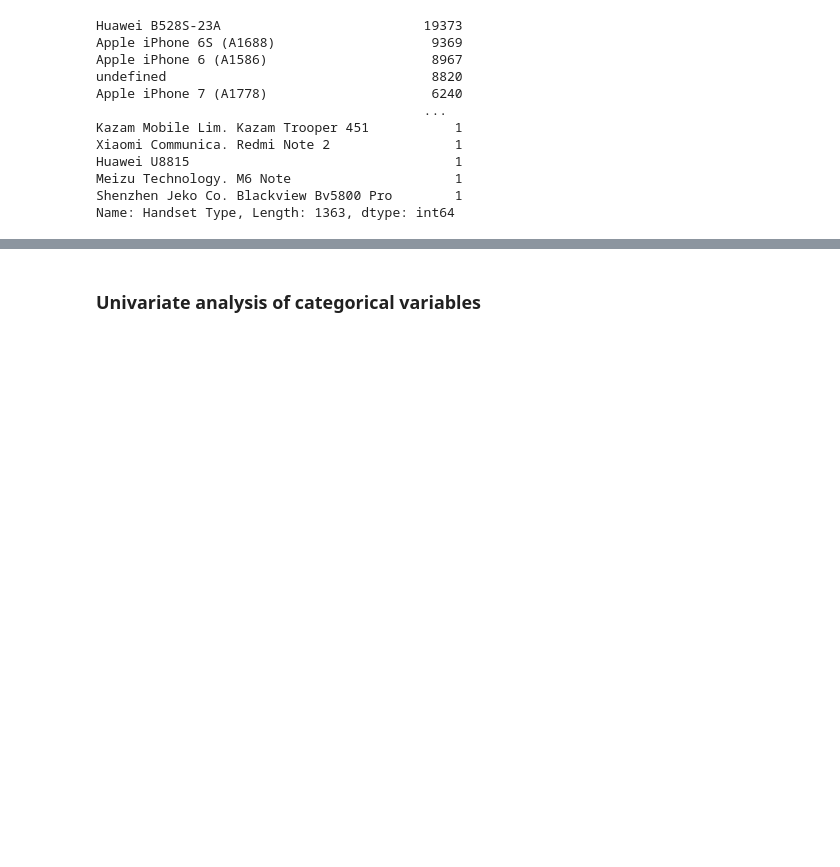
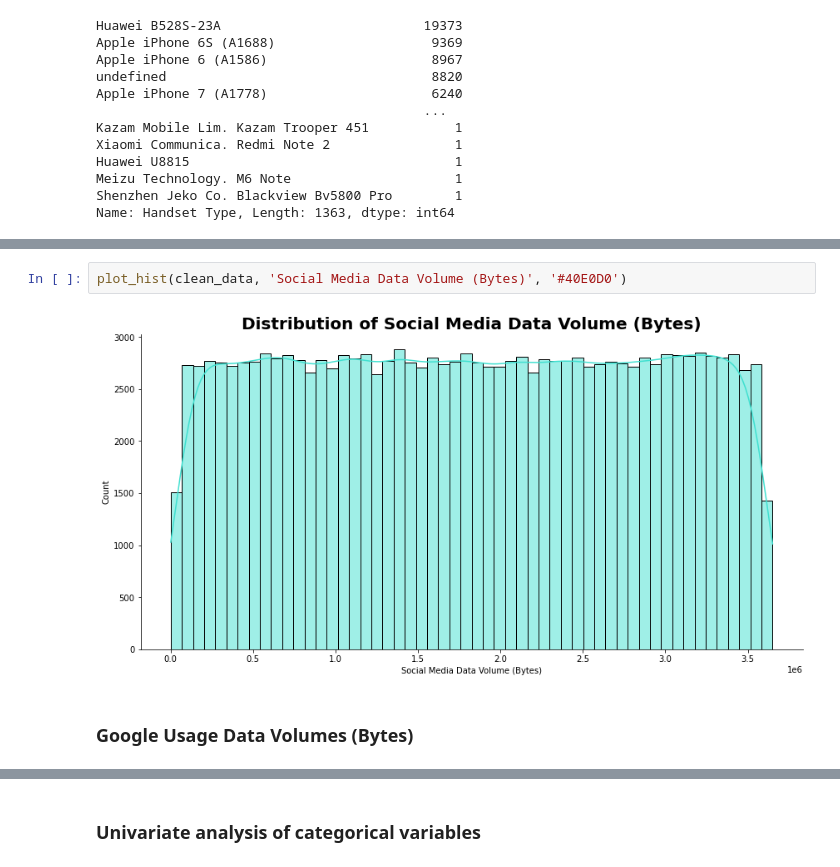
Before and after one commit to gezish/TellCo-UserDataAnalytics, a Jupyter notebook: notebooks/user_overview_analysis.ipynb, the cells around one changed output, grey strips where cells are left out. Drawn from its saved outputs; the diff is of its cells as text; blank space fills up the shorter version.

```diff
--- a/notebooks/user_overview_analysis.ipynb
+++ b/notebooks/user_overview_analysis.ipynb
@@ -114,0 +186,6 @@ plotly_plot_pie(clean_data, 'Handset Type', 4000)
+# %%
+plot_hist(clean_data, 'Social Media Data Volume (Bytes)', '#40E0D0')
+# %% [output]
+[figure, added]
+# %% [markdown]
+### Google Usage Data Volumes (Bytes)
```
Also changed, not shown: parts of 30 cells of this notebook.
